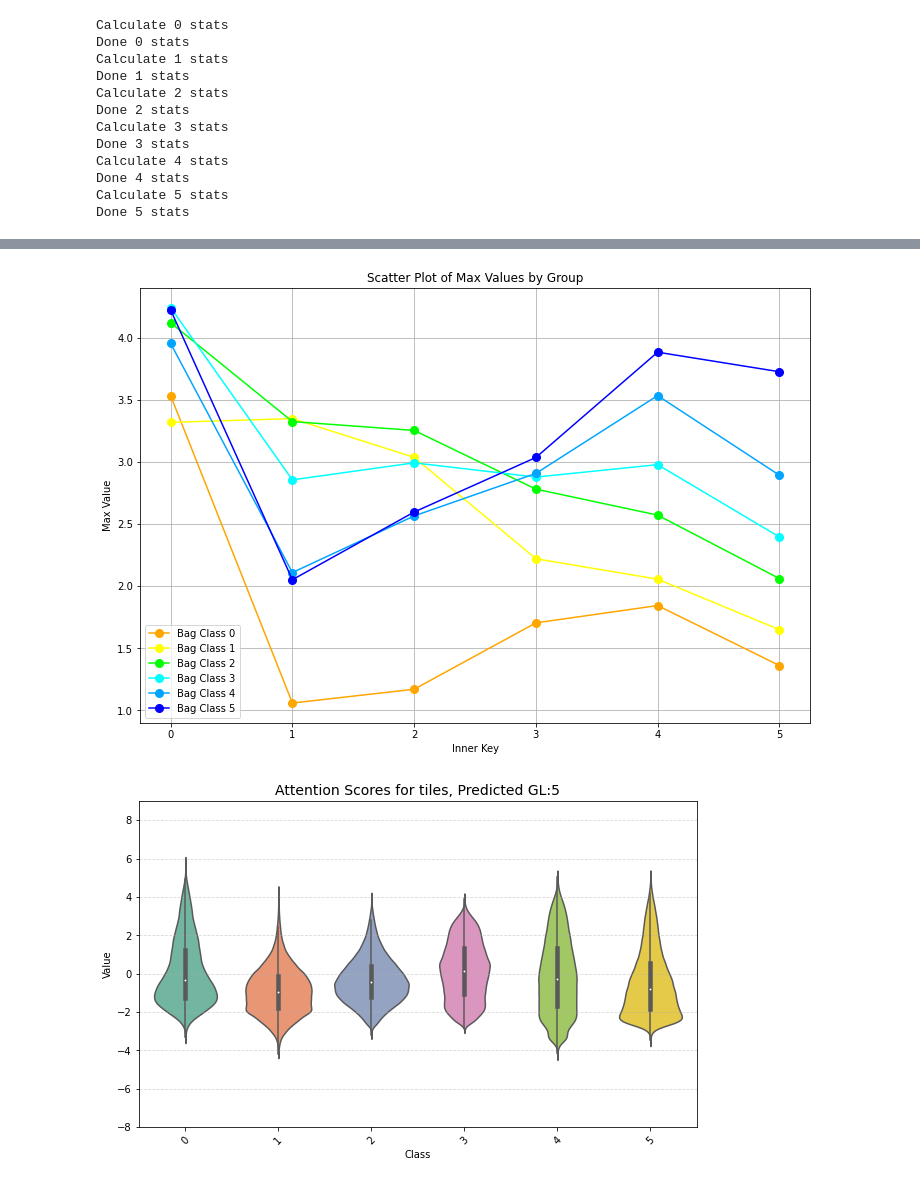
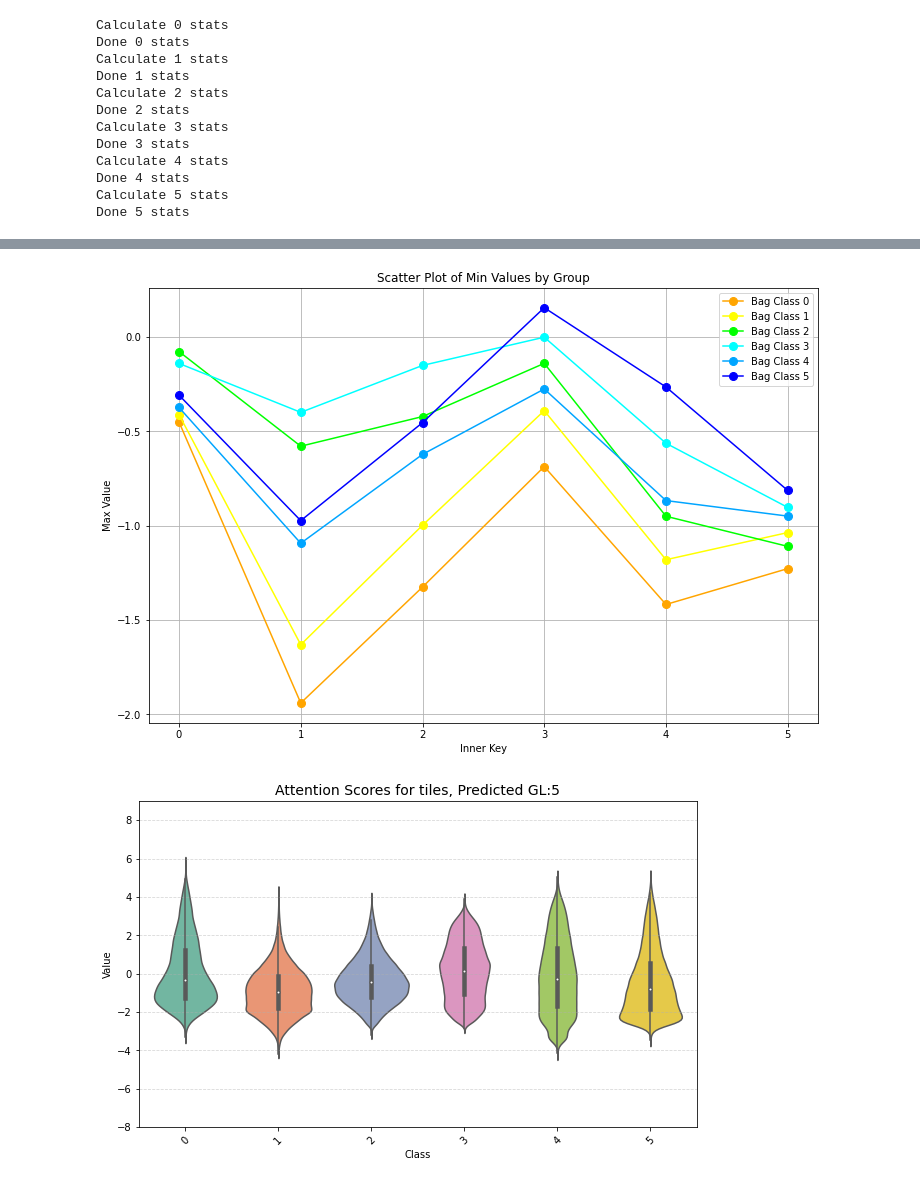
Before and after one commit to rootdobos/dissertation-source-code, a Jupyter notebook: statistics_aggregated.ipynb, the cells around one changed output, grey strips where cells are left out. Drawn from its saved outputs; the diff is of its cells as text; code cells hidden in the pictures.

Commit message:
finished tile attention visualization

```diff
--- a/statistics_aggregated.ipynb
+++ b/statistics_aggregated.ipynb
@@ -114,32 +114,32 @@ print(min_max)
 # %%
 import matplotlib.pyplot as plt
 
 ATTENTION_COLORS = {
     0: (255, 165, 0),   # Blue
     1: (255, 255, 0),   # Cyan
     2: (0, 255, 0),     # Green
     3: (0, 255, 255),   # Yellow
     4: (0, 165, 255),   # Orange
     5: (0, 0, 255)      # Red
 }
 ATTENTION_COLORS = {k: tuple(np.array(v) / 255.0) for k, v in ATTENTION_COLORS.items()}
 # Create scatter plot
 plt.figure(figsize=(12, 8))
 
 for i, (outer_key, inner_dict) in enumerate(min_max.items()):
     x_vals = list(inner_dict.keys())  # Inner keys (0-6)
-    y_vals = [v['max'] for v in inner_dict.values()]  # Max values
+    y_vals = [v['median'] for v in inner_dict.values()]  # Max values
     color=ATTENTION_COLORS.get(outer_key, 'black')
     plt.plot(x_vals, y_vals, color=color, linestyle='-',marker='o', markersize=8, label=f'Bag Class {outer_key}')
 
 plt.xlabel('Inner Key')
 plt.ylabel('Max Value')
-plt.title('Scatter Plot of Max Values by Group')
+plt.title('Scatter Plot of Min Values by Group')
 plt.legend()
 plt.grid(True)
 plt.show()
 # %% [output]
-[figure, old version]
+[figure, new version]
 # %%
 import matplotlib.pyplot as plt
 import seaborn as sns
```
Also changed, not shown: parts of 1 cell of this notebook, 3 other files.
